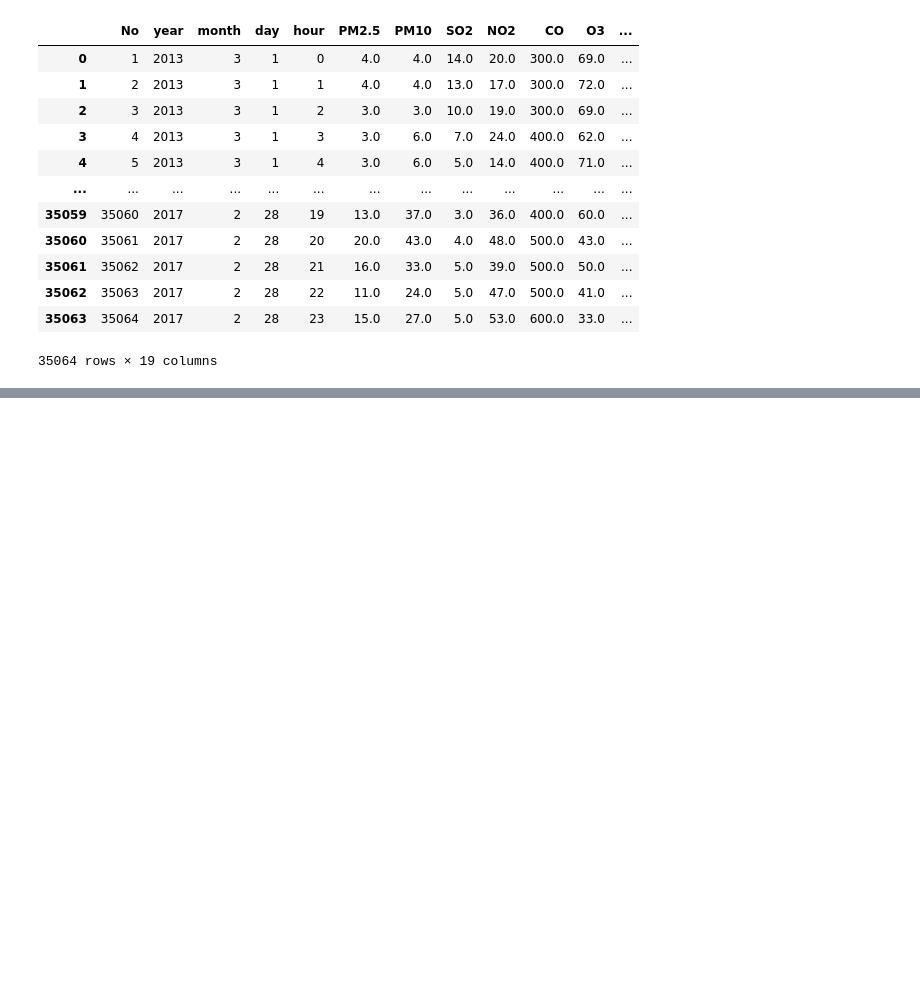
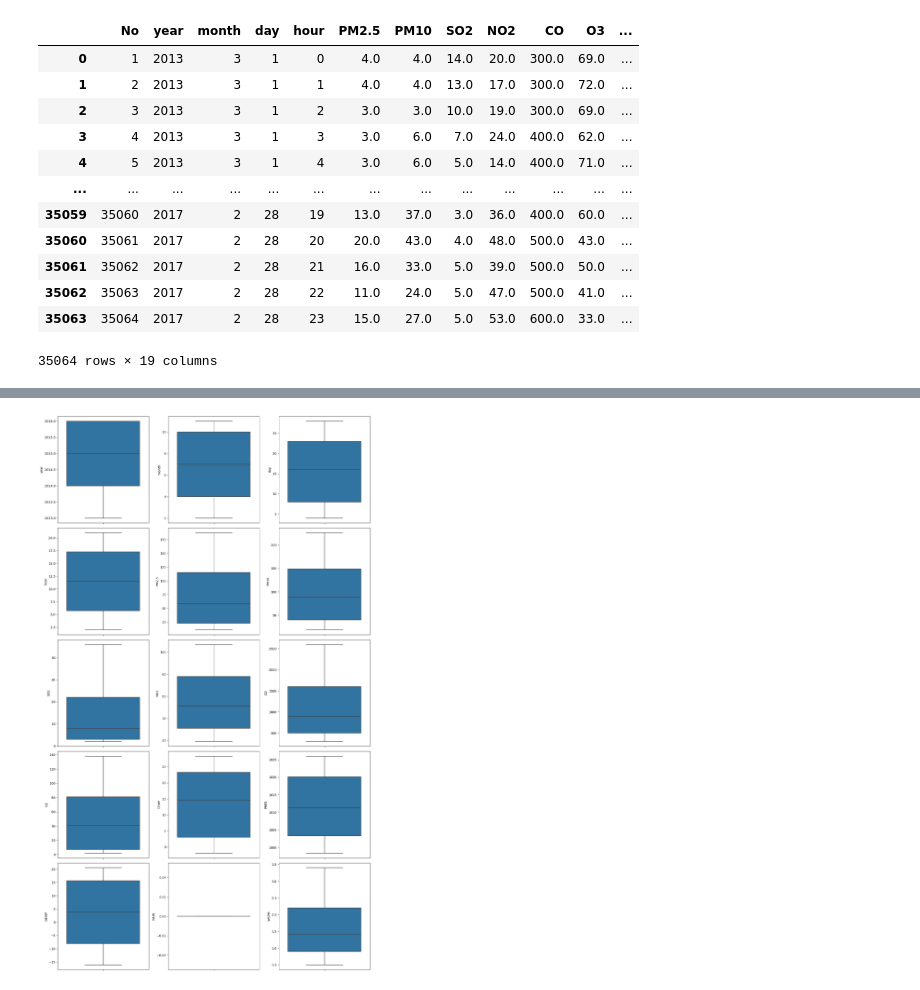
Before and after one commit to Afkerian/Beijing-Multi-Site-Air-Quality-Data-Data-Set, a Jupyter notebook: notebooks/analytics_ML_training.ipynb, the cells around one changed output, grey strips where cells are left out. Saved outputs shown, nothing was run; the diff lists cells and outputs as text; code cells hidden in the pictures; blank space fills up the shorter version.

```diff
--- a/notebooks/analytics_ML_training.ipynb
+++ b/notebooks/analytics_ML_training.ipynb
@@ -217,0 +312,7 @@ df
+# %%
+c = df.select_dtypes(include=[np.number]).columns
+for i in c:
+  q1 = df[i].quantile(0.1) #valor 0.05 Este se prueba con distintos valores, hasta que los valores atípicos se eliminen
+  q4 = df[i].quantile(0.9) #valor 0.95
+  df[i][df[i]<= q1] = q1
+  df[i][df[i]>= q4] = q4
@@ -217,0 +337,22 @@ df
+# %%
+import math
+import matplotlib.pyplot as plt
+import seaborn as sns
+
+# Select only numeric columns
+numeric_cols = df.select_dtypes(include=[np.number]).columns
+
+num_plots = len(numeric_cols)
+num_cols = 3
+num_rows = math.ceil(num_plots / num_cols)
+
+plt.figure(figsize=(15, 5 * num_rows))
+
+for i, col_name in enumerate(numeric_cols):
+  plt.subplot(num_rows, num_cols, i+1)
+  sns.boxplot(y=col_name, data=df)
+
+plt.tight_layout()
+plt.show()
+# %% [output]
+[figure, added]
```
Also changed, not shown: parts of 27 cells of this notebook, 2 other files.
